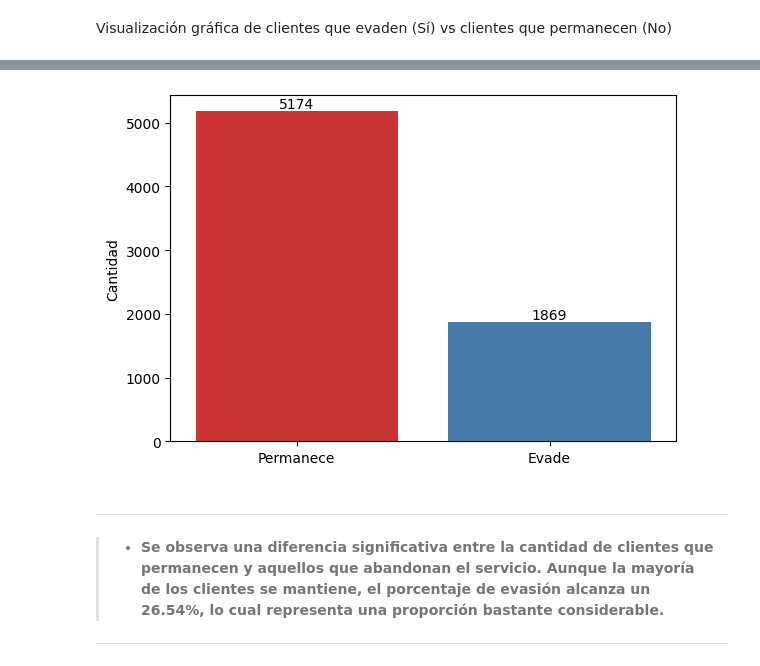
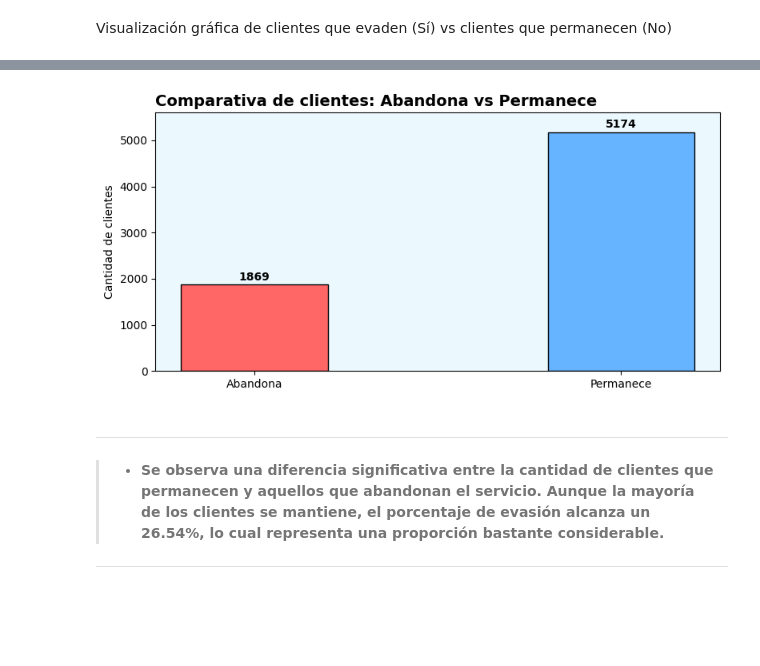
Before and after one commit to DanielRaiicHu/telecom_x_2, a Jupyter notebook: telecom_x_2.ipynb, the cells around one changed output, grey strips where cells are left out. Saved outputs shown, nothing was run; the diff lists cells and outputs as text; code cells hidden in the pictures; blank space fills up the shorter version.

```diff
--- a/telecom_x_2.ipynb
+++ b/telecom_x_2.ipynb
@@ -638,24 +520,41 @@ px.histogram(datos, x='Evasion', text_auto=True, color='Evasion') #plotly.expres
-# %%
-plt.figure(figsize=(6, 4))  # Opcional: ajustar el tamaño del gráfico
-
-# Crear el gráfico
-sns.countplot(data=datos, x='Evasion', hue='Evasion', palette='Set1', legend=False)
-
-# Configurar etiquetas
-plt.ylabel('Cantidad')
-plt.xlabel('Evasión', visible=False)
-plt.xticks([0, 1], ['Permanece', 'Evade'])
-
-# Añadir los conteos sobre las barras
-for p in plt.gca().patches:
-    altura = p.get_height()
-    plt.text(p.get_x() + p.get_width() / 2, altura + 1,  # +1 para dejar espacio
-             int(altura), ha='center', va='bottom', fontsize=10)
-
-plt.tight_layout()
-plt.show()
-# %% [output]
-[figure, removed]
+# %%
+def comparativa_evasion_total():
+    # Contar clientes que abandonan y permanecen
+    evaden = len(datos[datos['Evasion'] == 'Sí'])
+    permanecen = len(datos[datos['Evasion'] == 'No'])
+
+    # Datos
+    categorias = ['Abandona', 'Permanece']
+    valores = [evaden, permanecen]
+    colores = [color_no, color_si]
+
+    # Gráfico
+    fig, ax = plt.subplots(figsize=(8, 4))
+    ax.bar(categorias, valores, color=colores, edgecolor='black', width=0.4)
+
+    # Fondo
+    ax.set_facecolor(color_interior)
+
+    # Etiquetas de valores en cada barra
+    for i, v in enumerate(valores):
+        ax.text(i, v + 50, str(v), ha='center', va='bottom',
+                fontsize=10, fontweight='bold', color='black')
+
+    # Estética
+    ax.set_title('Comparativa de clientes: Abandona vs Permanece',
+                 fontsize=14, fontweight='bold', loc='left')
+    ax.set_ylabel('Cantidad de clientes')
+    ax.set_xlabel('')
+    ax.set_ylim(0, 5600)
+    plt.xticks(rotation=0)
+
+    plt.tight_layout()
+    return plt
+
+# Llamar función
+comparativa_evasion_total().show()
+# %% [output]
+[figure, added]
 # %% [markdown]
 ---
 >* **Se observa una diferencia significativa entre la cantidad de clientes que permanecen y aquellos que abandonan el servicio. Aunque la mayoría de los clientes se mantiene, el porcentaje de evasión alcanza un 26.54%, lo cual representa una proporción bastante considerable.**
```
Also changed, not shown: parts of 34 cells of this notebook.
